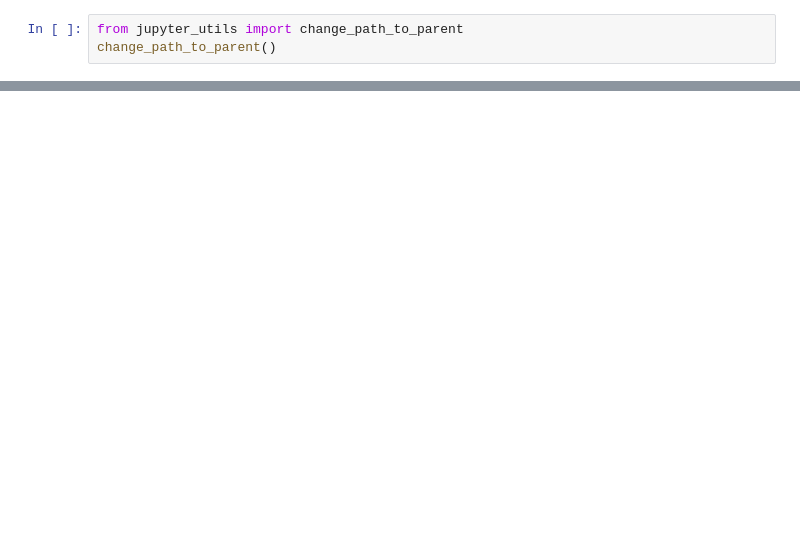
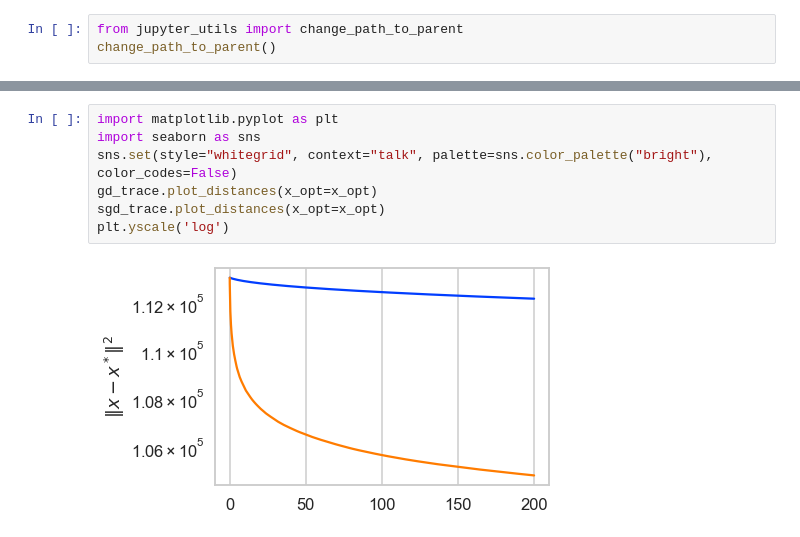
Before and after one commit to konstmish/opt_methods, a Jupyter notebook: notebooks/logistic_regression.ipynb, the cells around one changed output, grey strips where cells are left out. Cells and saved outputs as stored; diff of their text form; blank space fills up the shorter version.

```diff
--- a/notebooks/logistic_regression.ipynb
+++ b/notebooks/logistic_regression.ipynb
@@ -31,0 +46,9 @@ plt.yscale('log')
+# %%
+import matplotlib.pyplot as plt
+import seaborn as sns
+sns.set(style="whitegrid", context="talk", palette=sns.color_palette("bright"), color_codes=False)
+gd_trace.plot_distances(x_opt=x_opt)
+sgd_trace.plot_distances(x_opt=x_opt)
+plt.yscale('log')
+# %% [output]
+[figure, added]
```
Also changed, not shown: parts of 6 cells of this notebook, 6 other files.
